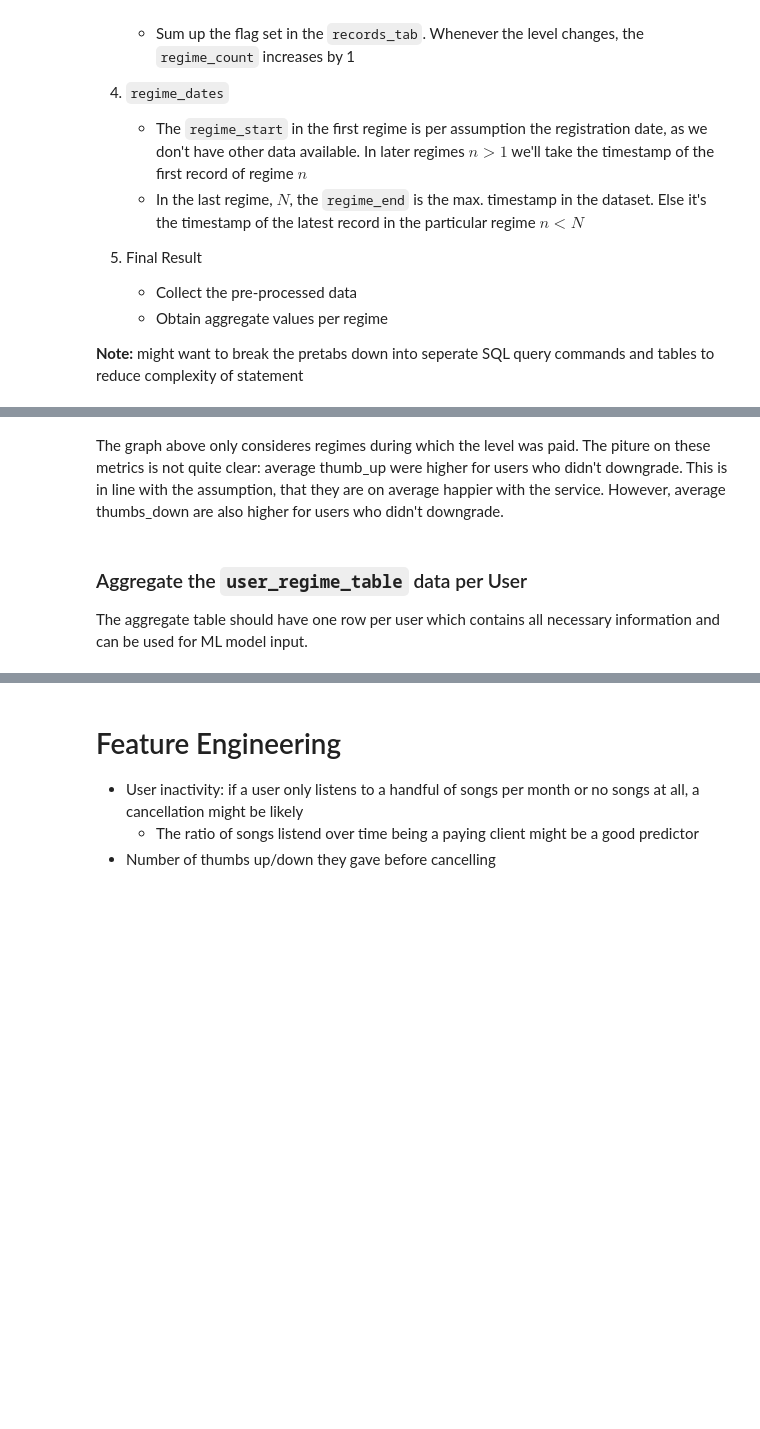
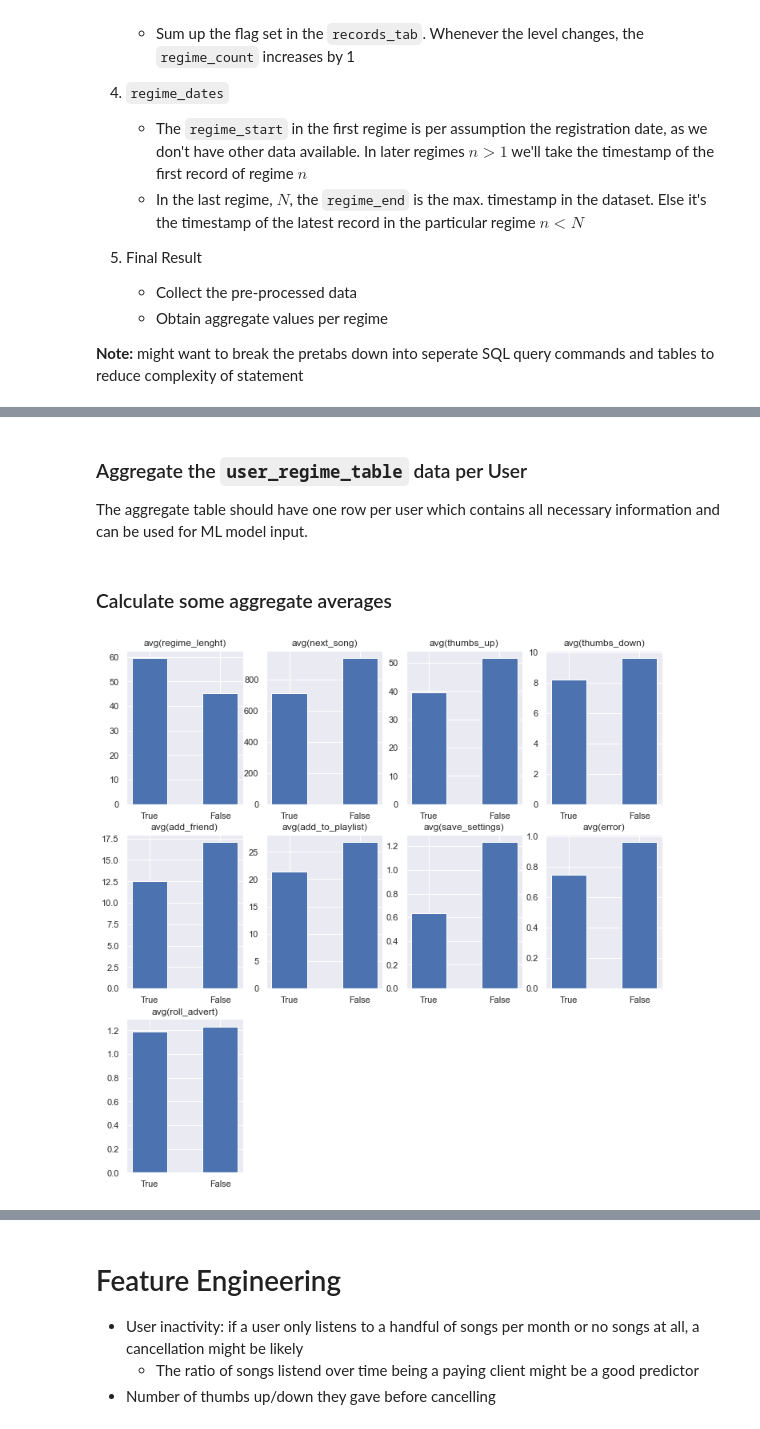
Before and after one commit to timwinkler99/sparkify, a Jupyter notebook: sparkify.ipynb, the cells around one changed output, grey strips where cells are left out. Drawn from its saved outputs; the diff is of its cells as text; code cells hidden in the pictures; blank space fills up the shorter version.

```diff
--- a/sparkify.ipynb
+++ b/sparkify.ipynb
@@ -251,16 +349,3 @@ df_temp = spark.sql("""
-# %%
-fig = plt.figure(figsize=(12,12))
-
-for i in range(1,df_temp.shape[1]):
-
-    plt.subplot(3,4,i)
-    plt.bar(['True', 'False'], [df_temp.iloc[:,i][0],df_temp.iloc[:,i][1]], width=0.5)
-    plt.title(df_temp.columns[i])
-# %% [markdown]
-The graph above only consideres regimes during which the level was paid.
-The piture on these metrics is not quite clear: average thumb_up were higher for users who didn't downgrade.
-This is in line with the assumption, that they are on average happier with the service.
-However, average thumbs_down are also higher for users who didn't downgrade.
 # %% [markdown]
 ### Aggregate the `user_regime_table` data per User
 
@@ -294,3 +379,20 @@ user_features= spark.sql("""
                             userId
 
                         """)
+# %% [markdown]
+### Calculate some aggregate averages
+# %%
+df_avg_user_regime = user_regime.where(user_regime.level == 'paid') \
+                                .groupBy('regime_downgraded') \
+                                .avg('regime_lenght', 'next_song', 'thumbs_up', 'thumbs_down',
+                                     'add_friend', 'add_to_playlist', 'save_settings', 'error', 'roll_advert').toPandas()
+# %%
+fig = plt.figure(figsize=(12,12))
+
+for i in range(1,df_avg_user_regime.shape[1]):
+
+    plt.subplot(3,4,i)
+    plt.bar(['True', 'False'], [df_avg_user_regime.iloc[:,i][0],df_avg_user_regime.iloc[:,i][1]], width=0.5)
+    plt.title(df_avg_user_regime.columns[i])
+# %% [output]
+[figure, added]
```
Also changed, not shown: parts of 21 cells of this notebook.
